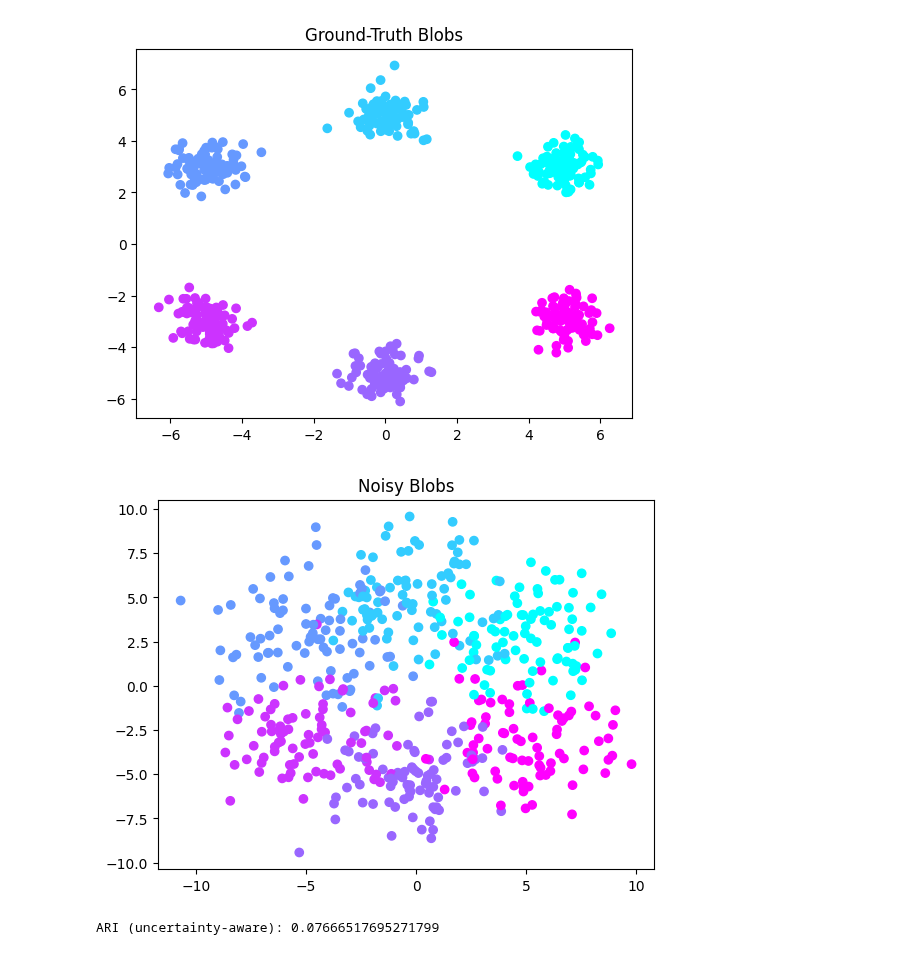
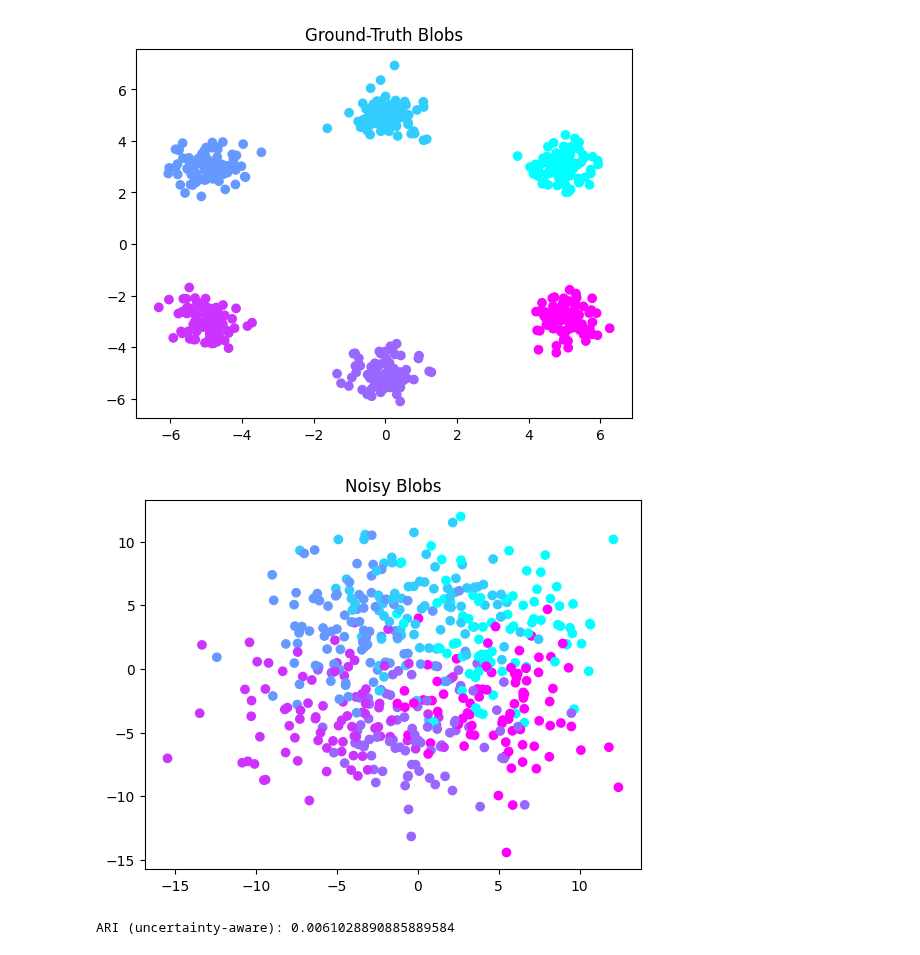
Before and after one commit to RobinB1lo/New-HDBSCAN, a Jupyter notebook: trials/fast_hdbscan.ipynb, the cells around one changed output. Cells and saved outputs as stored; diff of their text form; code cells hidden in the pictures.

```diff
--- a/trials/fast_hdbscan.ipynb
+++ b/trials/fast_hdbscan.ipynb
@@ -19,16 +19,16 @@ plt.show()
 # %%
 from fast_hdbscan import HDBSCAN
 from sklearn.metrics import adjusted_rand_score
 import numpy as np
 
-std = 2.0
+std = 3.0
 X_obs = X + np.random.normal(scale=std, size=X.shape)
 
 plt.scatter(X_obs[:,0], X_obs[:,1], c=true_labels, cmap="cool")
 plt.title("Noisy Blobs")
 plt.show()
 # %% [output]
-[figure, old version]
+[figure, new version]
 # %%
 k = 5
 
@@ -42,4 +42,4 @@ pred_labels = clusterer.fit_predict(X_obs)
 ari = adjusted_rand_score(labels_true=true_labels, labels_pred=pred_labels)
 print("ARI (uncertainty-aware):", ari)
 # %% [output]
-ARI (uncertainty-aware): 0.07666517695271799
+ARI (uncertainty-aware): 0.0061028890885889584
```
Also changed, not shown: 2 other files.
